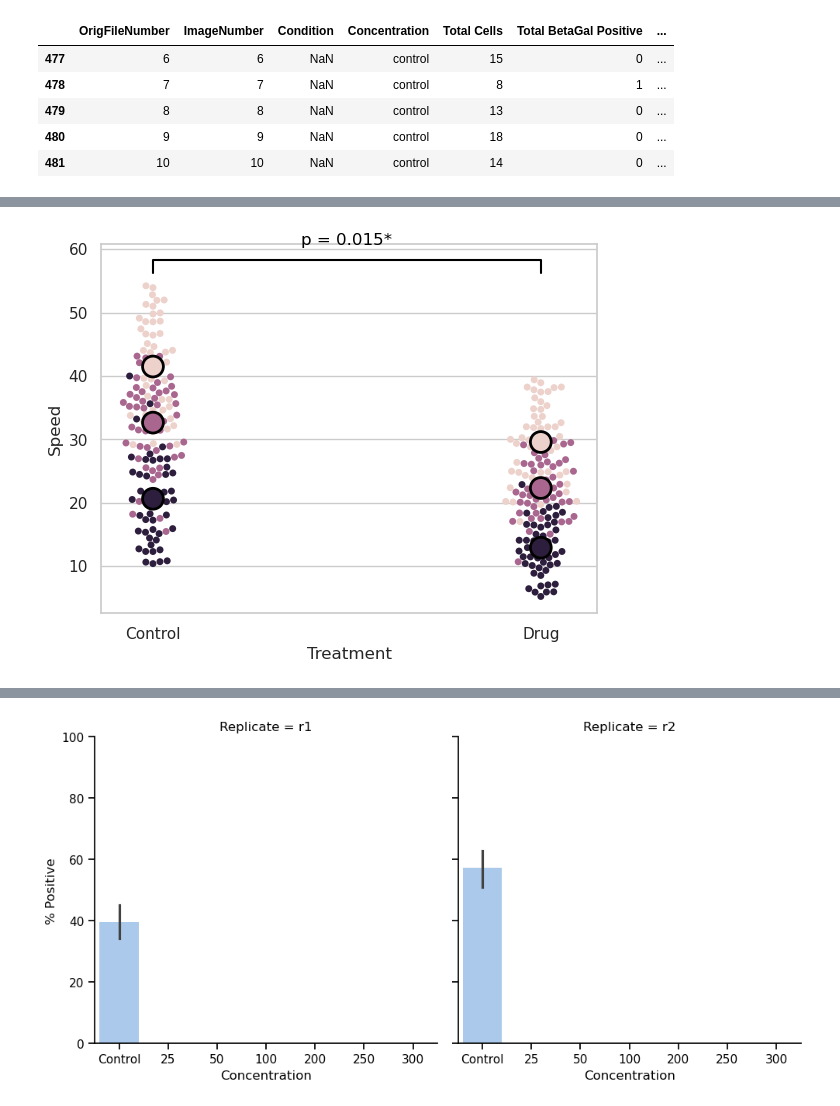
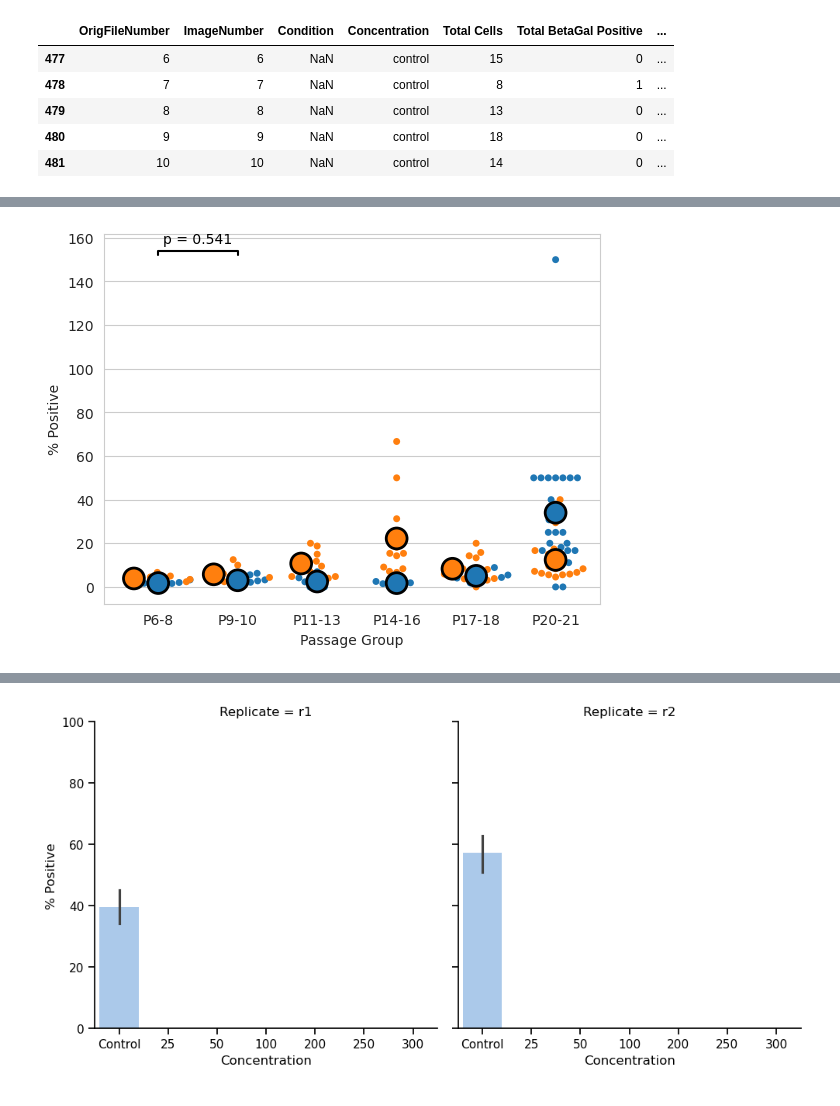
Before and after one commit to allielas/HTP_fibroblasts_mitolyso, a Jupyter notebook: BetaGal.ipynb, the cells around one changed output, grey strips where cells are left out. Saved outputs shown, nothing was run; the diff lists cells and outputs as text; code cells hidden in the pictures.

```diff
--- a/BetaGal.ipynb
+++ b/BetaGal.ipynb
@@ -147,35 +143,38 @@ import seaborn as sns
 def create_superplot(data, x_value, y_value, replicates, save_name):
     import matplotlib.pyplot as plt
 
     sns.set_style("whitegrid")
 
     # Calculate the mean for each group
     group_averages = data.groupby([x_value, replicates], as_index=False).agg({y_value: "mean"})
     group_ave_pivot = group_averages.pivot_table(columns=x_value, values=y_value, index=replicates)
 
     # Perform paired t-test
     statistic, pvalue = scipy.stats.ttest_rel(group_ave_pivot.iloc[:, 0], group_ave_pivot.iloc[:, 1])
     pvalue_str = str(float(round(pvalue, 3)))
     if pvalue < 0.05:
         pvalue_str = pvalue_str + "*"
 
     # Create the superplot
     sns.swarmplot(x=x_value, y=y_value, hue=replicates, data=data) # plot the data
     ax = sns.swarmplot(x=x_value, y=y_value, hue=replicates, size=15, edgecolor="k", linewidth=2, data=group_averages) # plot the averages from each replicate
     ax.legend_.remove()  # remove the legend
 
+    x1, x2 = 0, 1
+    y, h, col = data[y_value].max() + 2, 2, 'k'
+
     # Add the p-value annotation
     plt.plot([x1, x1, x2, x2], [y, y + h, y + h, y], lw=1.5, c=col)
     plt.text((x1 + x2) * .5, y + h * 2, "p = " + pvalue_str, ha='center', va='bottom', color=col)
 
     # Save the plot
     plt.savefig(save_name)
     plt.show()
 
 # Example usage
-create_superplot(data=combined, x_value="Treatment", y_value="Speed", replicates="Replicate", save_name ="combined.png")
+create_superplot(data=pass_df, x_value="Passage Group", y_value="% Positive", replicates="Replicate", save_name ="combined.png")
 # %% [output]
-[figure, old version]
+[figure, new version]
 # %%
 #Helper function to make the plot
 def betagal_barplot_concs(ax,data,x,y,palette):
```
Also changed, not shown: parts of 3 cells of this notebook, 7 other files.
